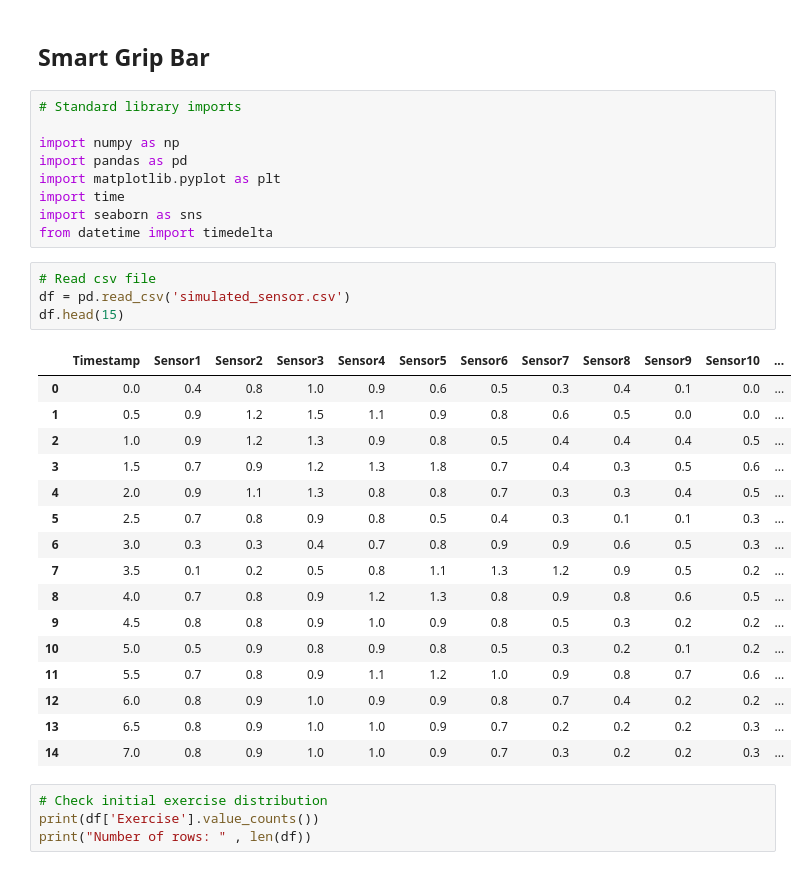
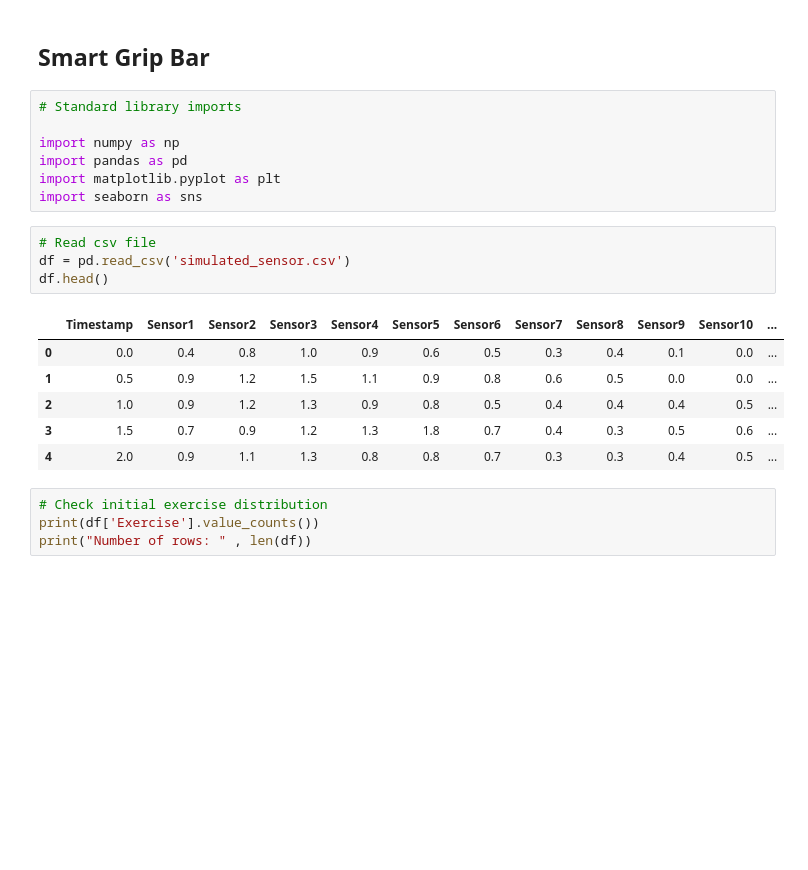
Before and after one commit to ishita778/SmartGrip, a Jupyter notebook: MLModel_forExerciseClassification.ipynb, the cells around one changed output. Cells and saved outputs as stored; diff of their text form; blank space fills up the shorter version.

```diff
--- a/MLModel_forExerciseClassification.ipynb
+++ b/MLModel_forExerciseClassification.ipynb
@@ -6,30 +6,18 @@
 import numpy as np
 import pandas as pd
 import matplotlib.pyplot as plt
-import time
 import seaborn as sns
-from datetime import timedelta
 # %%
 # Read csv file
 df = pd.read_csv('simulated_sensor.csv')
-df.head(15)
+df.head()
 # %% [output]
 |  | Timestamp | Sensor1 | Sensor2 | Sensor3 | Sensor4 | Sensor5 | Sensor6 | Sensor7 | Sensor8 | Sensor9 | Sensor10 | ... |
 | 0 | 0.0 | 0.4 | 0.8 | 1.0 | 0.9 | 0.6 | 0.5 | 0.3 | 0.4 | 0.1 | 0.0 | ... |
 | 1 | 0.5 | 0.9 | 1.2 | 1.5 | 1.1 | 0.9 | 0.8 | 0.6 | 0.5 | 0.0 | 0.0 | ... |
 | 2 | 1.0 | 0.9 | 1.2 | 1.3 | 0.9 | 0.8 | 0.5 | 0.4 | 0.4 | 0.4 | 0.5 | ... |
 | 3 | 1.5 | 0.7 | 0.9 | 1.2 | 1.3 | 1.8 | 0.7 | 0.4 | 0.3 | 0.5 | 0.6 | ... |
 | 4 | 2.0 | 0.9 | 1.1 | 1.3 | 0.8 | 0.8 | 0.7 | 0.3 | 0.3 | 0.4 | 0.5 | ... |
-| 5 | 2.5 | 0.7 | 0.8 | 0.9 | 0.8 | 0.5 | 0.4 | 0.3 | 0.1 | 0.1 | 0.3 | ... |
-| 6 | 3.0 | 0.3 | 0.3 | 0.4 | 0.7 | 0.8 | 0.9 | 0.9 | 0.6 | 0.5 | 0.3 | ... |
-| 7 | 3.5 | 0.1 | 0.2 | 0.5 | 0.8 | 1.1 | 1.3 | 1.2 | 0.9 | 0.5 | 0.2 | ... |
-| 8 | 4.0 | 0.7 | 0.8 | 0.9 | 1.2 | 1.3 | 0.8 | 0.9 | 0.8 | 0.6 | 0.5 | ... |
-| 9 | 4.5 | 0.8 | 0.8 | 0.9 | 1.0 | 0.9 | 0.8 | 0.5 | 0.3 | 0.2 | 0.2 | ... |
-| 10 | 5.0 | 0.5 | 0.9 | 0.8 | 0.9 | 0.8 | 0.5 | 0.3 | 0.2 | 0.1 | 0.2 | ... |
-| 11 | 5.5 | 0.7 | 0.8 | 0.9 | 1.1 | 1.2 | 1.0 | 0.9 | 0.8 | 0.7 | 0.6 | ... |
-| 12 | 6.0 | 0.8 | 0.9 | 1.0 | 0.9 | 0.9 | 0.8 | 0.7 | 0.4 | 0.2 | 0.2 | ... |
-| 13 | 6.5 | 0.8 | 0.9 | 1.0 | 1.0 | 0.9 | 0.7 | 0.2 | 0.2 | 0.2 | 0.3 | ... |
-| 14 | 7.0 | 0.8 | 0.9 | 1.0 | 1.0 | 0.9 | 0.7 | 0.3 | 0.2 | 0.2 | 0.3 | ... |
 # %%
 # Check initial exercise distribution
 print(df['Exercise'].value_counts())
```
Also changed, not shown: parts of 10 cells of this notebook.
